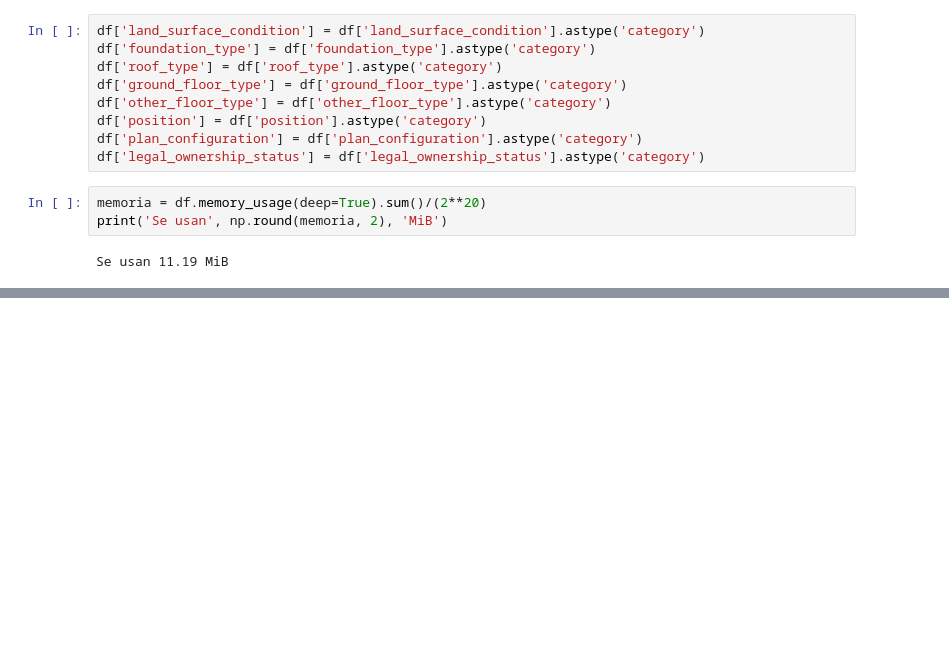
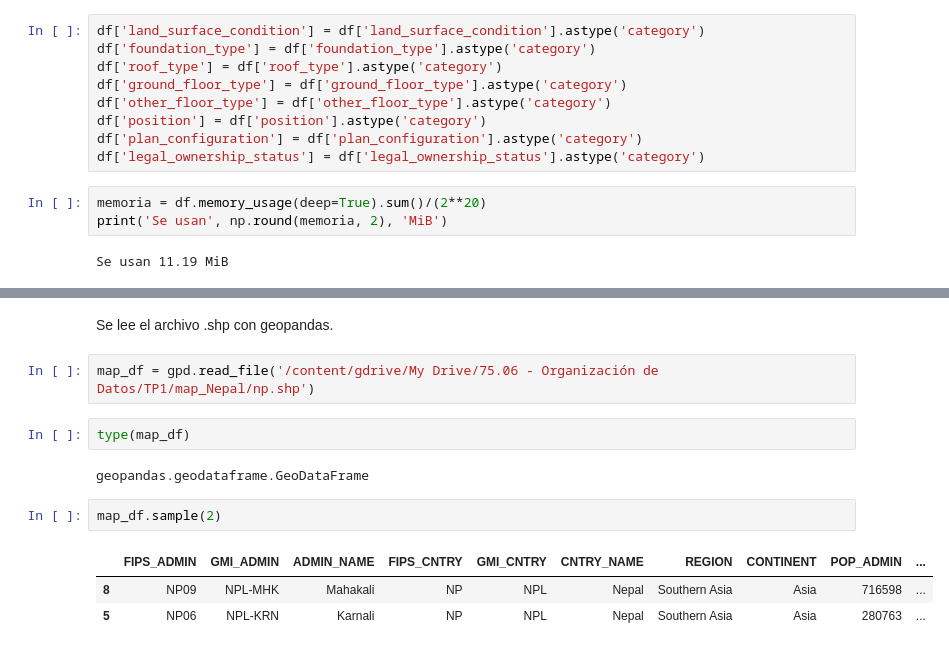
Before and after one commit to ffelfis/OrgaDatosTPs, a Jupyter notebook: TP1/nb_facundo.ipynb, the cells around one changed output, grey strips where cells are left out. Saved outputs shown, nothing was run; the diff lists cells and outputs as text; blank space fills up the shorter version.

Commit message:
Inicio de análisis de mapa - Carga de archivo .shp (shapefile) - Carga de shapefile como GeoDataFrame

```diff
--- a/TP1/nb_facundo.ipynb
+++ b/TP1/nb_facundo.ipynb
@@ -148,0 +216,14 @@ Se usan 11.19 MiB
+# %% [markdown]
+Se lee el archivo .shp con geopandas.
+# %%
+map_df = gpd.read_file('/content/gdrive/My Drive/75.06 - Organización de Datos/TP1/map_Nepal/np.shp')
+# %%
+type(map_df)
+# %% [output]
+geopandas.geodataframe.GeoDataFrame
+# %%
+map_df.sample(2)
+# %% [output]
+|  | FIPS_ADMIN | GMI_ADMIN | ADMIN_NAME | FIPS_CNTRY | GMI_CNTRY | CNTRY_NAME | REGION | CONTINENT | POP_ADMIN | ... |
+| 8 | NP09 | NPL-MHK | Mahakali | NP | NPL | Nepal | Southern Asia | Asia | 716598 | ... |
+| 5 | NP06 | NPL-KRN | Karnali | NP | NPL | Nepal | Southern Asia | Asia | 280763 | ... |
```
Also changed, not shown: parts of 9 cells of this notebook.
